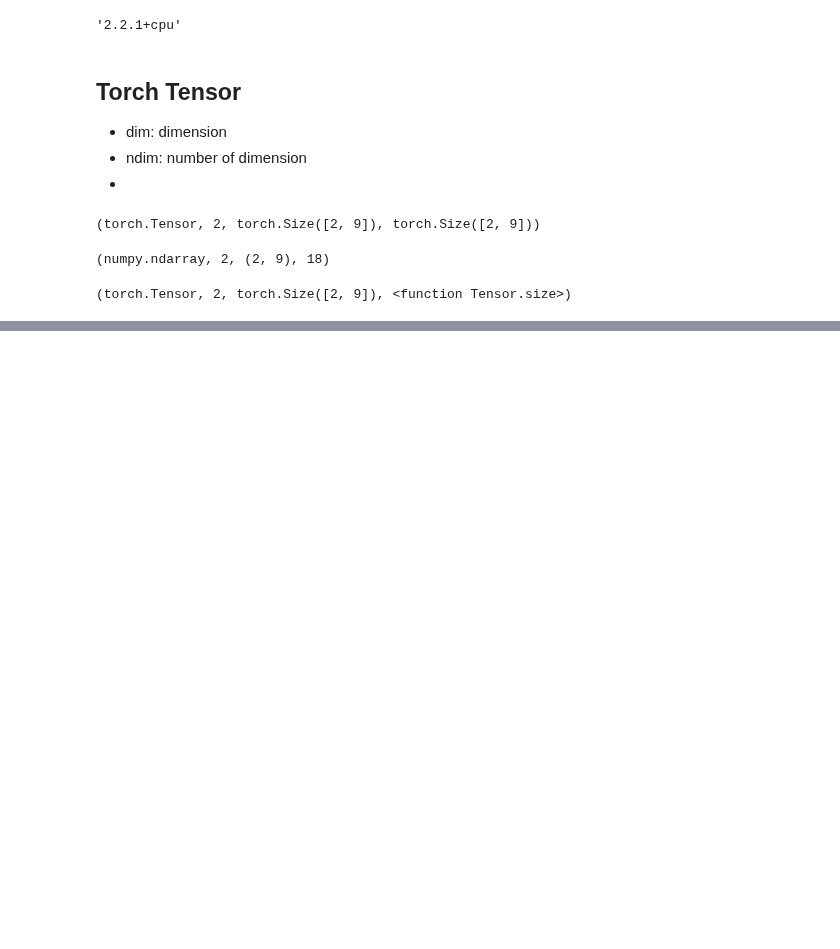
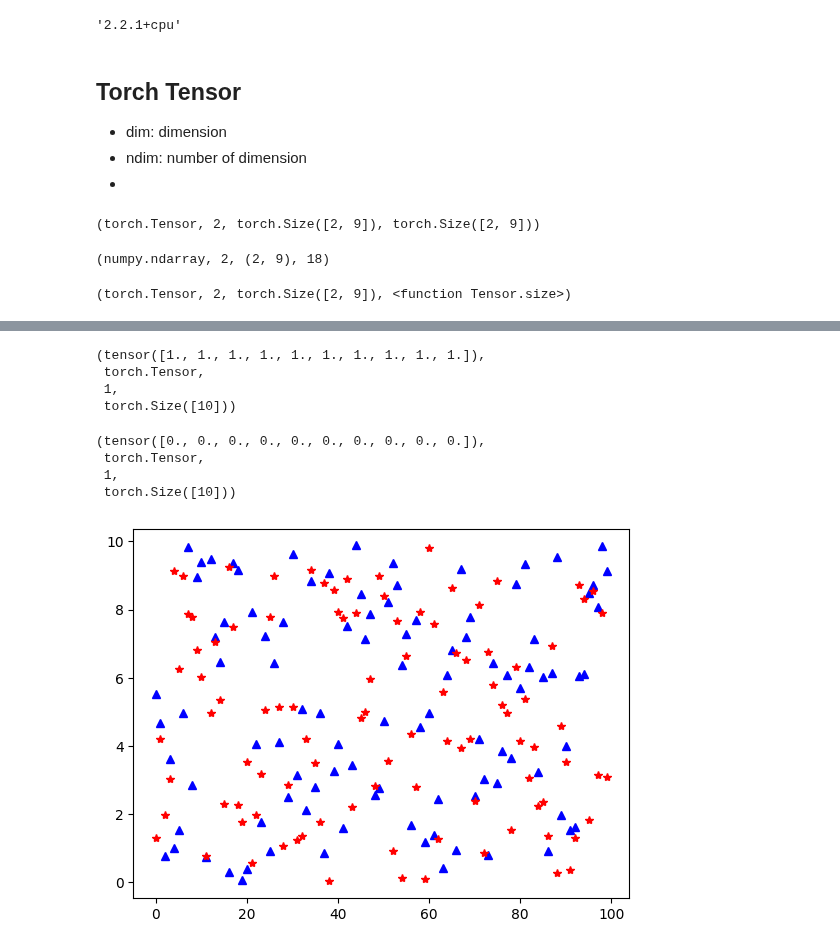
Before and after one commit to weip2008/LearnTorch, a Jupyter notebook: doc/torchBasics.ipynb, the cells around one changed output, grey strips where cells are left out. Cells and saved outputs as stored; diff of their text form; code cells hidden in the pictures; blank space fills up the shorter version.

```diff
--- a/doc/torchBasics.ipynb
+++ b/doc/torchBasics.ipynb
@@ -31,0 +66,23 @@ type(t1), t1.ndim, t1.shape, t1.size
+# %%
+t = torch.ones(10)
+t, type(t), t.ndim, t.shape
+# %% [output]
+(tensor([1., 1., 1., 1., 1., 1., 1., 1., 1., 1.]),
+ torch.Tensor,
+ 1,
+ torch.Size([10]))
+# %%
+t = torch.zeros(10)
+t, type(t), t.ndim, t.shape
+# %% [output]
+(tensor([0., 0., 0., 0., 0., 0., 0., 0., 0., 0.]),
+ torch.Tensor,
+ 1,
+ torch.Size([10]))
+# %%
+x = torch.empty(size=(2,100)).uniform_(0,10)
+plt.plot(x.numpy()[0], 'b^')
+plt.plot(x.numpy()[1], 'r*')
+plt.show()
+# %% [output]
+[figure, added]
```
Also changed, not shown: parts of 9 cells of this notebook.
